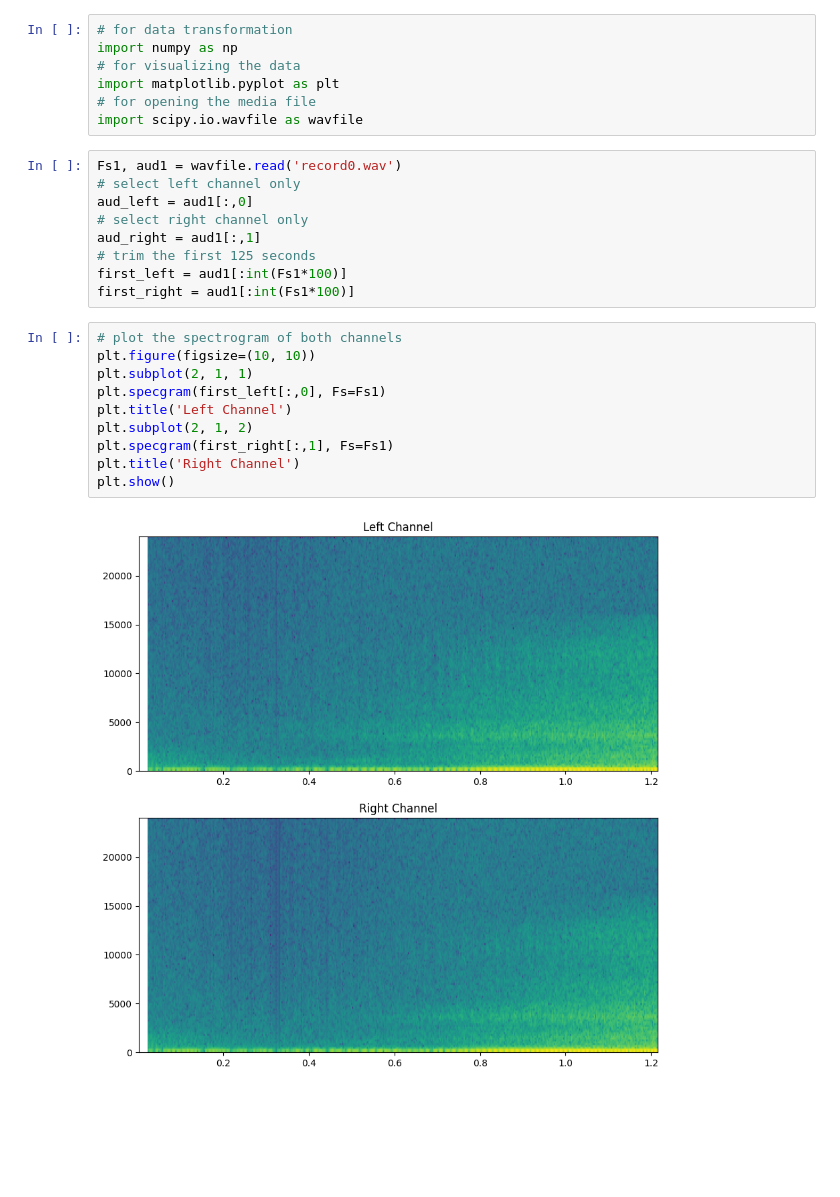
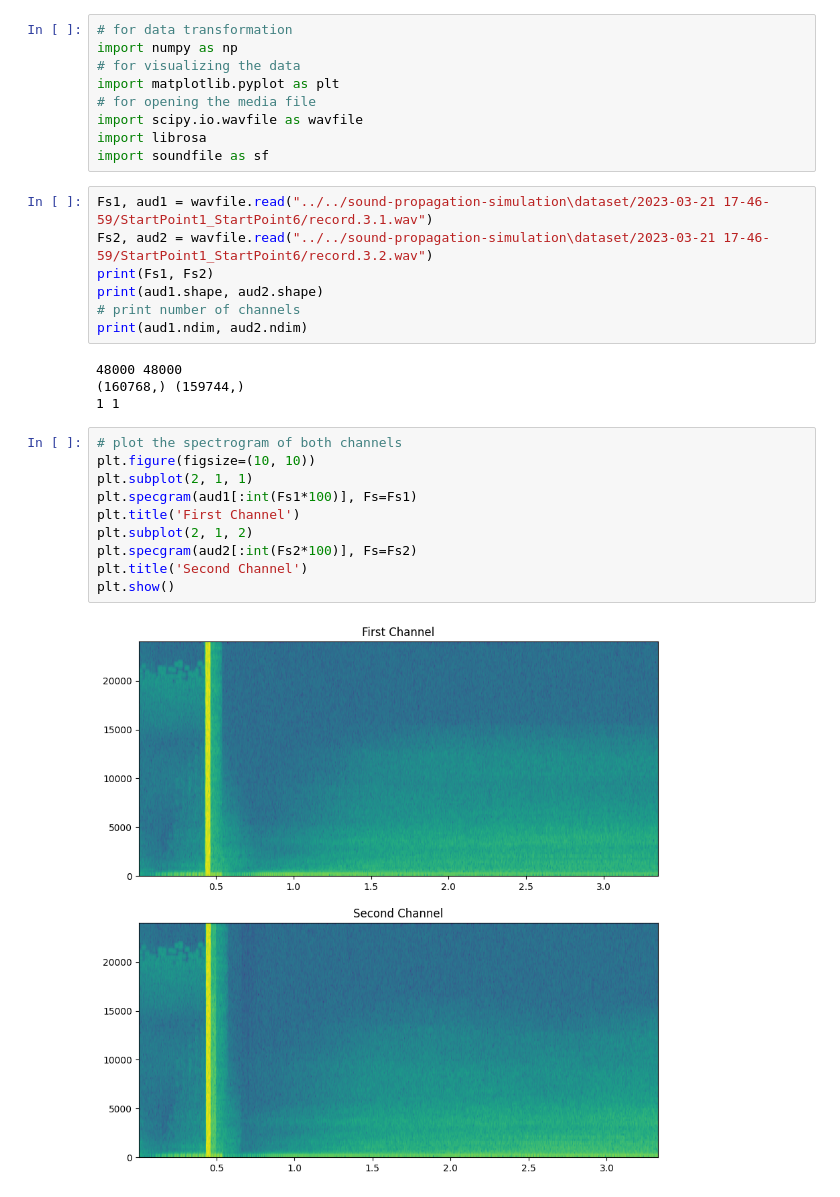
Before and after one commit to DoSomeWaffles/master_thesis, a Jupyter notebook: tools/sound-to-spectrogram/sound-to-spectogram.ipynb, the cells around one changed output. Saved outputs shown, nothing was run; the diff lists cells and outputs as text; blank space fills up the shorter version.

Commit message:
new version for dataset creation with multiple pov audio listener

```diff
--- a/tools/sound-to-spectrogram/sound-to-spectogram.ipynb
+++ b/tools/sound-to-spectrogram/sound-to-spectogram.ipynb
@@ -5,24 +5,28 @@ import numpy as np
 import matplotlib.pyplot as plt
 # for opening the media file
 import scipy.io.wavfile as wavfile
+import librosa
+import soundfile as sf
-# %%
-Fs1, aud1 = wavfile.read('record0.wav')
-# select left channel only
-aud_left = aud1[:,0]
-# select right channel only
-aud_right = aud1[:,1]
-# trim the first 125 seconds
-first_left = aud1[:int(Fs1*100)]
-first_right = aud1[:int(Fs1*100)]
+# %%
+Fs1, aud1 = wavfile.read("../../sound-propagation-simulation\dataset/2023-03-21 17-46-59/StartPoint1_StartPoint6/record.3.1.wav")
+Fs2, aud2 = wavfile.read("../../sound-propagation-simulation\dataset/2023-03-21 17-46-59/StartPoint1_StartPoint6/record.3.2.wav")
+print(Fs1, Fs2)
+print(aud1.shape, aud2.shape)
+# print number of channels
+print(aud1.ndim, aud2.ndim)
+# %% [output]
+48000 48000
+(160768,) (159744,)
+1 1
 # %%
 # plot the spectrogram of both channels
 plt.figure(figsize=(10, 10))
 plt.subplot(2, 1, 1)
-plt.specgram(first_left[:,0], Fs=Fs1)
-plt.title('Left Channel')
+plt.specgram(aud1[:int(Fs1*100)], Fs=Fs1)
+plt.title('First Channel')
 plt.subplot(2, 1, 2)
-plt.specgram(first_right[:,1], Fs=Fs1)
-plt.title('Right Channel')
+plt.specgram(aud2[:int(Fs2*100)], Fs=Fs2)
+plt.title('Second Channel')
 plt.show()
 # %% [output]
-[figure, old version]
+[figure, new version]
```
Also changed, not shown: parts of 2 cells of this notebook, 31 other files.
